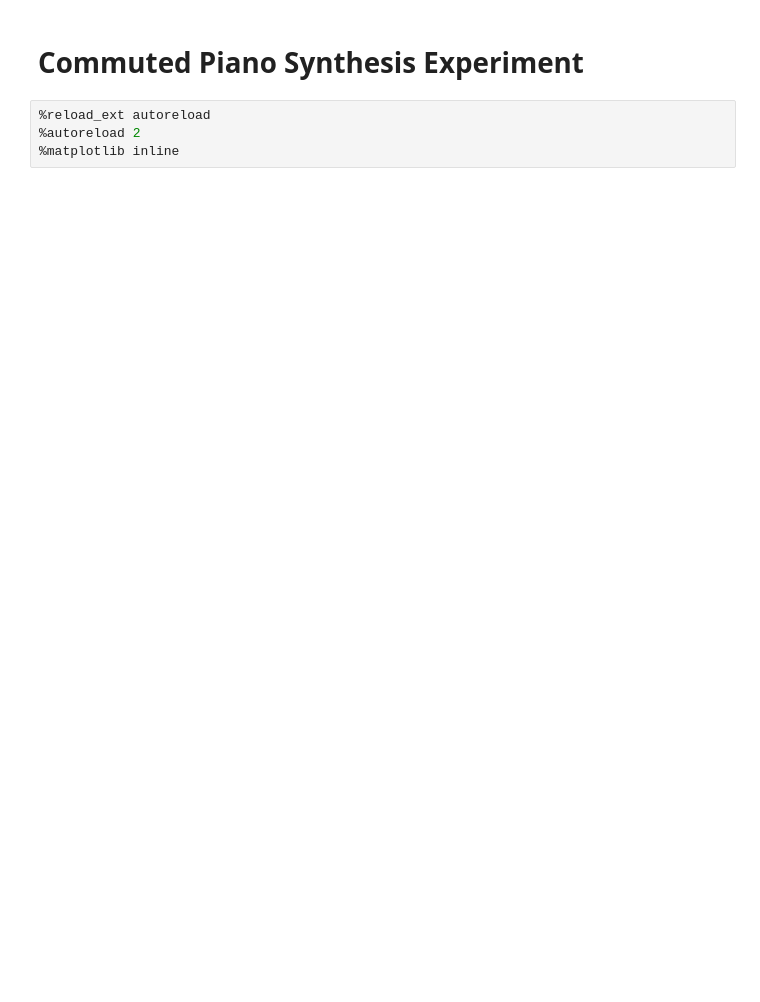
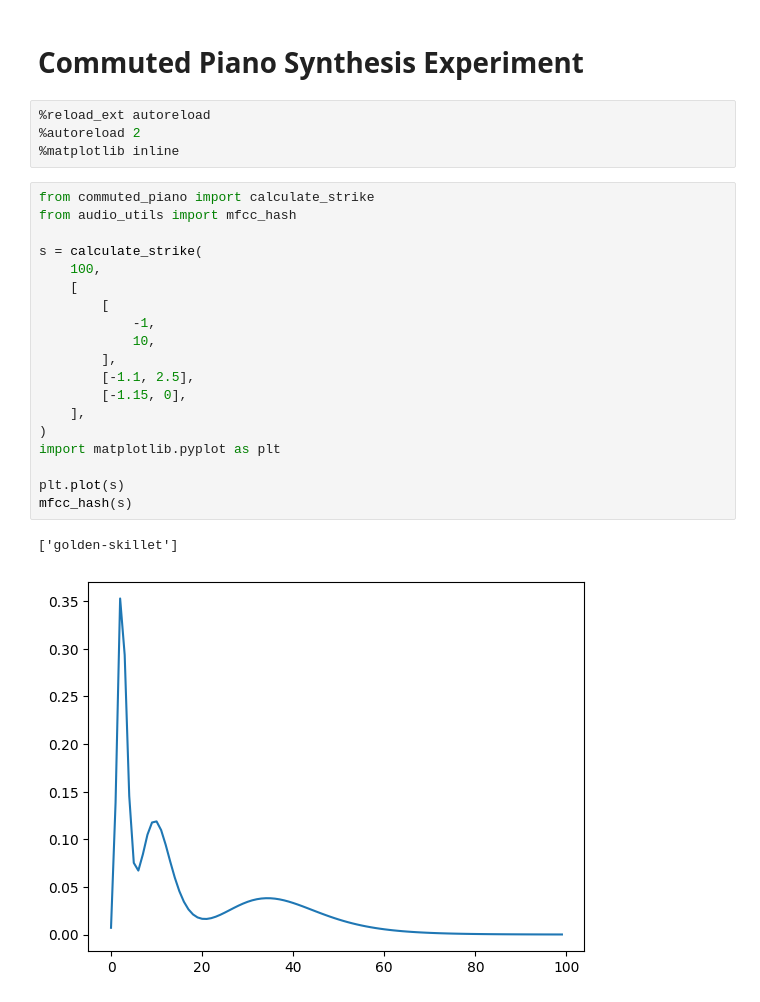
Before and after one commit to rhymeswithlion/ml_and_physical_sound_synthesis_2025sp, a Jupyter notebook: commuted_piano_dataset_bcruz_2025-02-21.ipynb, the cells around one changed output. Drawn from its saved outputs; the diff is of its cells as text; blank space fills up the shorter version.

```diff
--- a/commuted_piano_dataset_bcruz_2025-02-21.ipynb
+++ b/commuted_piano_dataset_bcruz_2025-02-21.ipynb
@@ -4,4 +4,26 @@
 %reload_ext autoreload
 %autoreload 2
 %matplotlib inline
+# %%
+from commuted_piano import calculate_strike
+from audio_utils import mfcc_hash
+
+s = calculate_strike(
+    100,
+    [
+        [
+            -1,
+            10,
+        ],
+        [-1.1, 2.5],
+        [-1.15, 0],
+    ],
+)
+import matplotlib.pyplot as plt
+
+plt.plot(s)
+mfcc_hash(s)
+# %% [output]
+['golden-skillet']
+[figure, added]
 # %%
```
Also changed, not shown: parts of 1 cell of this notebook, 3 other files.
